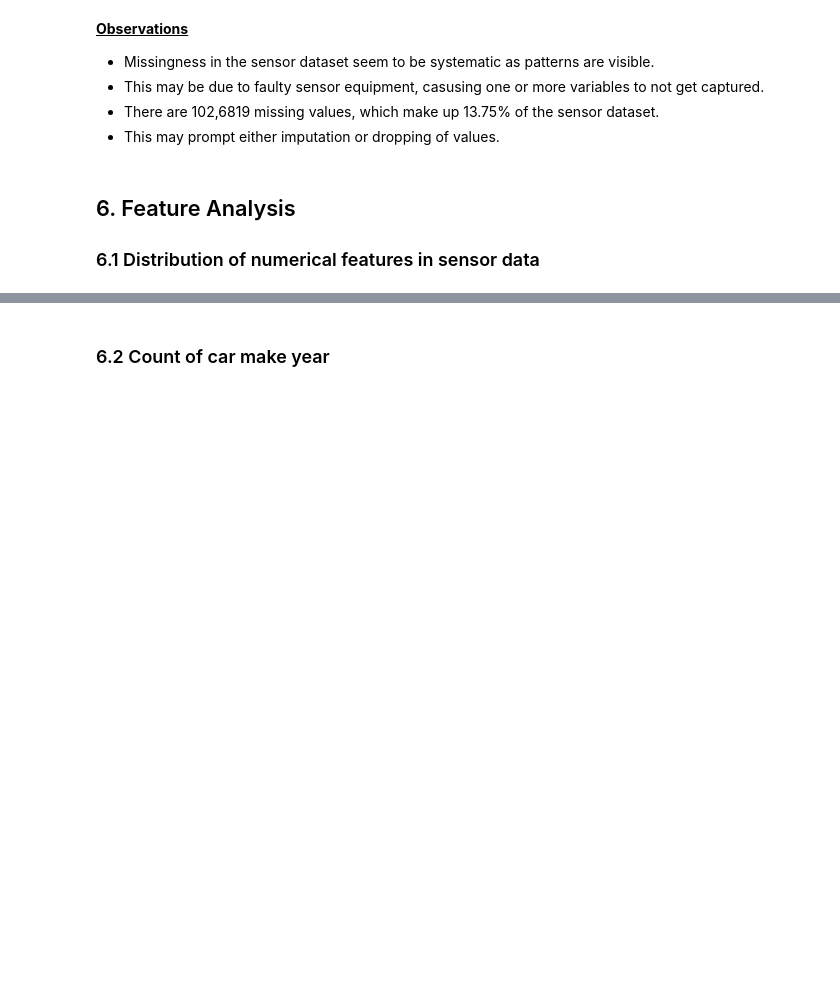
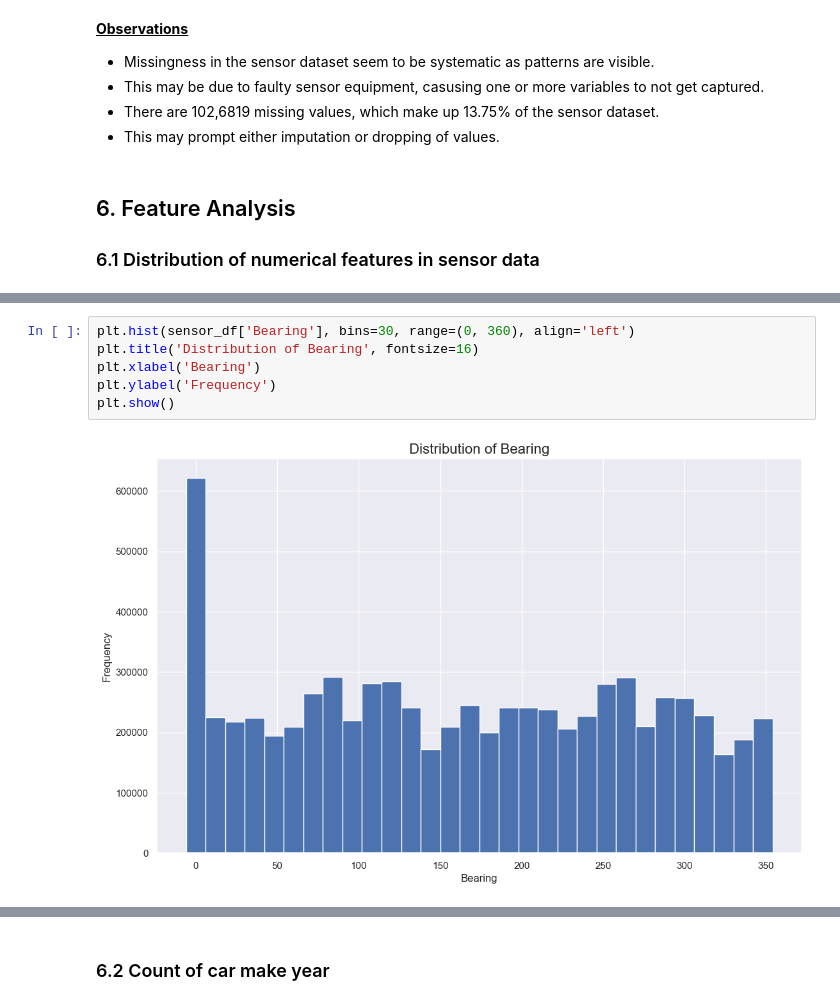
Before and after one commit to timothyckl/Just-Taxi-Analysis, a Jupyter notebook: data_understanding/eda.ipynb, the cells around one changed output, grey strips where cells are left out. Saved outputs shown, nothing was run; the diff lists cells and outputs as text; blank space fills up the shorter version.

```diff
--- a/data_understanding/eda.ipynb
+++ b/data_understanding/eda.ipynb
@@ -353,0 +355,8 @@ plt.show()
+# %%
+plt.hist(sensor_df['Bearing'], bins=30, range=(0, 360), align='left')
+plt.title('Distribution of Bearing', fontsize=16)
+plt.xlabel('Bearing')
+plt.ylabel('Frequency')
+plt.show()
+# %% [output]
+[figure, added]
```
Also changed, not shown: parts of 11 cells of this notebook.
